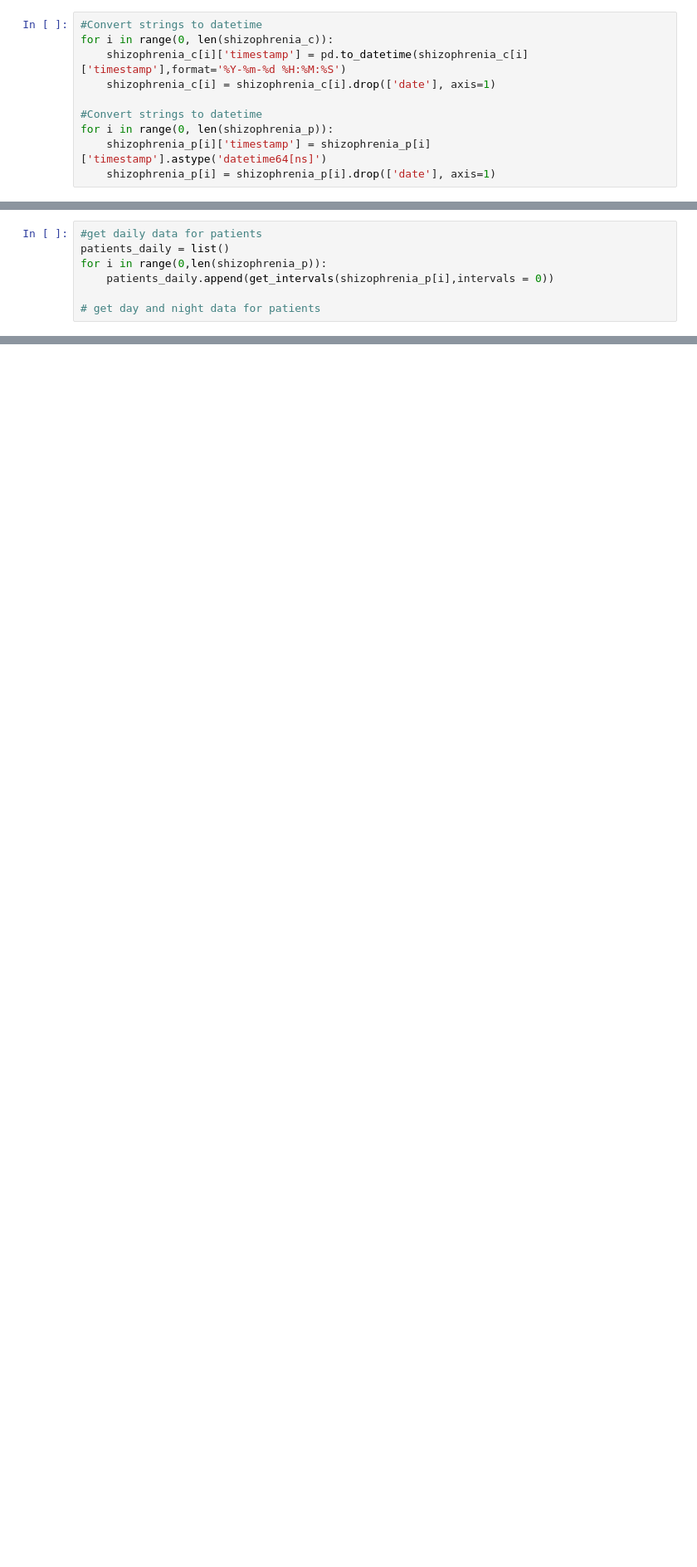
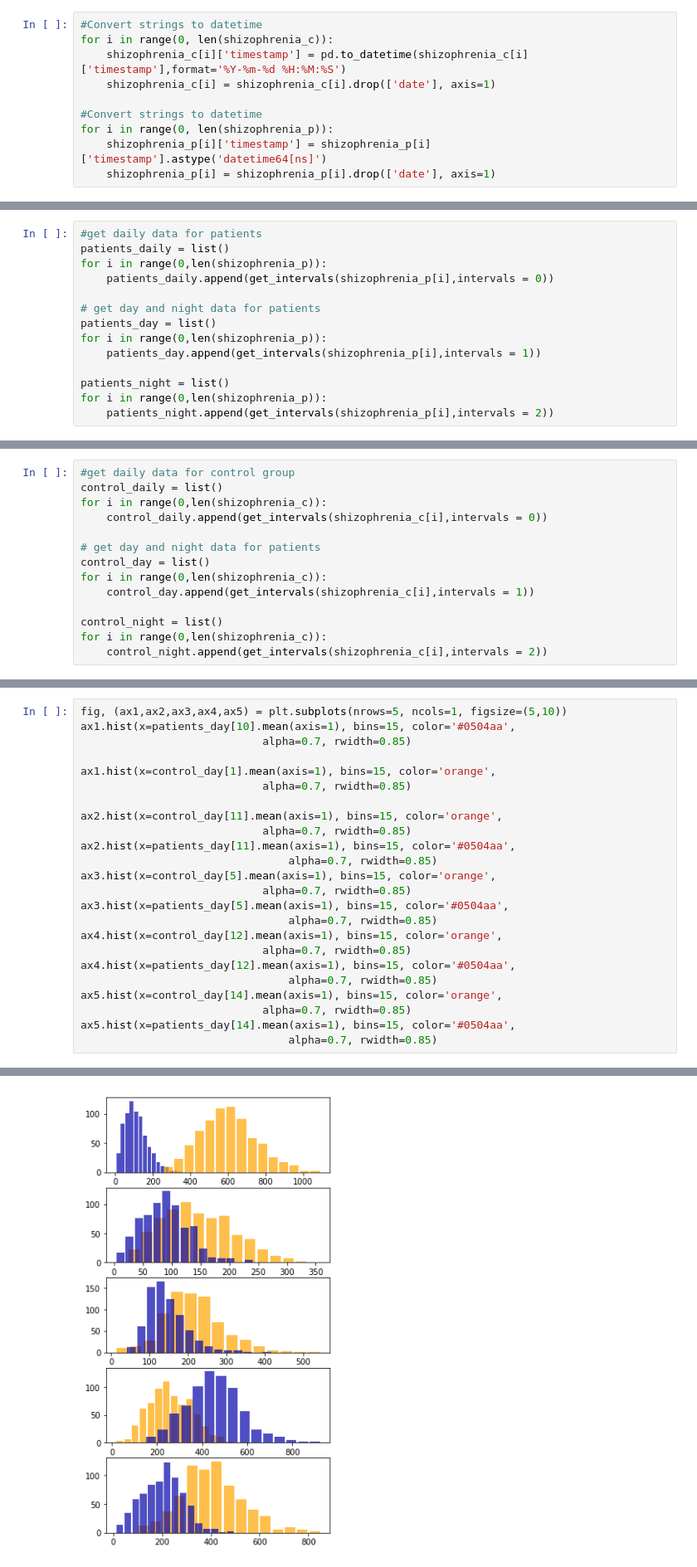
Before and after one commit to matthiasboeker/Shizophrenia_Depression_Project-, a Jupyter notebook: Notebooks/Schizophrenia_ts_explorative.ipynb, the cells around one changed output, grey strips where cells are left out. Shown: that part at 83% size. Drawn from its saved outputs; the diff is of its cells as text; blank space fills up the shorter version.

```diff
--- a/Notebooks/Schizophrenia_ts_explorative.ipynb
+++ b/Notebooks/Schizophrenia_ts_explorative.ipynb
@@ -39,3 +68,10 @@ for i in range(0,len(shizophrenia_p)):
     patients_daily.append(get_intervals(shizophrenia_p[i],intervals = 0))
 
 # get day and night data for patients
+patients_day = list()
+for i in range(0,len(shizophrenia_p)):
+    patients_day.append(get_intervals(shizophrenia_p[i],intervals = 1))
+
+patients_night = list()
+for i in range(0,len(shizophrenia_p)):
+    patients_night.append(get_intervals(shizophrenia_p[i],intervals = 2))
@@ -60,0 +78,14 @@ np.log(f.mean(axis=1).rolling(10).mean()).plot()
+# %%
+#get daily data for control group
+control_daily = list()
+for i in range(0,len(shizophrenia_c)):
+    control_daily.append(get_intervals(shizophrenia_c[i],intervals = 0))
+
+# get day and night data for patients
+control_day = list()
+for i in range(0,len(shizophrenia_c)):
+    control_day.append(get_intervals(shizophrenia_c[i],intervals = 1))
+
+control_night = list()
+for i in range(0,len(shizophrenia_c)):
+    control_night.append(get_intervals(shizophrenia_c[i],intervals = 2))
@@ -60,0 +96,25 @@ np.log(f.mean(axis=1).rolling(10).mean()).plot()
+# %%
+fig, (ax1,ax2,ax3,ax4,ax5) = plt.subplots(nrows=5, ncols=1, figsize=(5,10))
+ax1.hist(x=patients_day[10].mean(axis=1), bins=15, color='#0504aa',
+                            alpha=0.7, rwidth=0.85)
+
+ax1.hist(x=control_day[1].mean(axis=1), bins=15, color='orange',
+                            alpha=0.7, rwidth=0.85)
+
+ax2.hist(x=control_day[11].mean(axis=1), bins=15, color='orange',
+                            alpha=0.7, rwidth=0.85)
+ax2.hist(x=patients_day[11].mean(axis=1), bins=15, color='#0504aa',
+                                alpha=0.7, rwidth=0.85)
+ax3.hist(x=control_day[5].mean(axis=1), bins=15, color='orange',
+                            alpha=0.7, rwidth=0.85)
+ax3.hist(x=patients_day[5].mean(axis=1), bins=15, color='#0504aa',
+                                alpha=0.7, rwidth=0.85)
+ax4.hist(x=control_day[12].mean(axis=1), bins=15, color='orange',
+                            alpha=0.7, rwidth=0.85)
+ax4.hist(x=patients_day[12].mean(axis=1), bins=15, color='#0504aa',
+                                alpha=0.7, rwidth=0.85)
+ax5.hist(x=control_day[14].mean(axis=1), bins=15, color='orange',
+                            alpha=0.7, rwidth=0.85)
+ax5.hist(x=patients_day[14].mean(axis=1), bins=15, color='#0504aa',
+                                alpha=0.7, rwidth=0.85)
+# %% [output]
@@ -60,0 +128 @@ np.log(f.mean(axis=1).rolling(10).mean()).plot()
+[figure, added]
```
Also changed, not shown: parts of 11 cells of this notebook.
